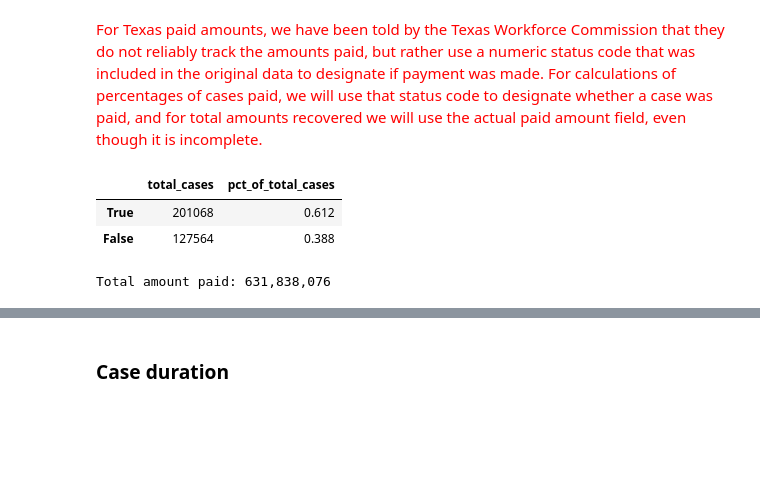
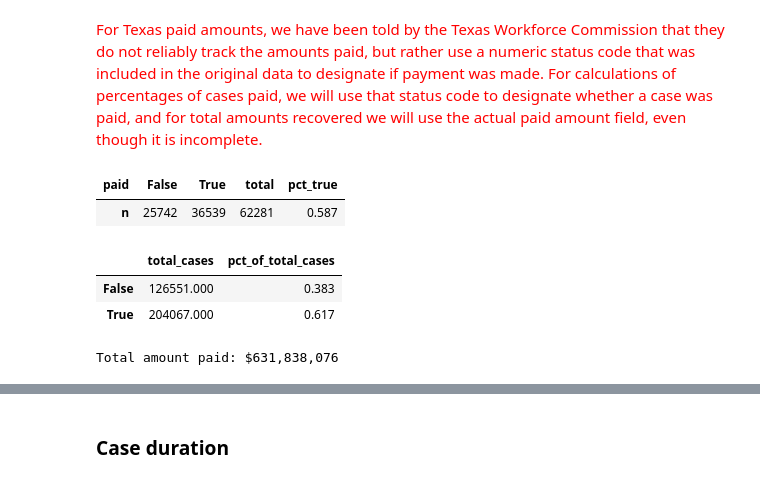
Before and after one commit to cbs-news-data/wage-theft-data, a Jupyter notebook: notebooks/national_analysis/national_analysis.ipynb, the cells around one changed output, grey strips where cells are left out. Drawn from its saved outputs; the diff is of its cells as text; code cells hidden in the pictures; blank space fills up the shorter version.

```diff
--- a/notebooks/national_analysis/national_analysis.ipynb
+++ b/notebooks/national_analysis/national_analysis.ipynb
@@ -234,6 +239,46 @@ amount_df.groupby("state_name").overall_case_amount.sum().to_frame("overall_case
 ### Amounts recovered
 # %% [markdown]
 <font color="red">For Texas paid amounts, we have been told by the Texas Workforce Commission that they do not reliably track the amounts paid, but rather use a numeric status code that was included in the original data to designate if payment was made. For calculations of percentages of cases paid, we will use that status code to designate whether a case was paid, and for total amounts recovered we will use the actual paid amount field, even though it is incomplete.</font>
+# %%
+texas_raw = (
+    pd.read_excel(
+        "input/Copy_of_RESULTS_-_MEDIA_REQUEST_-_January_1_2010_to_Jul_14_2022.xlsx"
+    )
+    # dedupe, select only awarded cases and remove rows that need to be removed (see texas notebook)
+    .drop_duplicates("WAGE_CLAIM_ID")
+    # there are some records in Texas that are marked as not awarded but have amounts paid. We are
+    # considering those to be awarded for this analysis
+    .query("AWARDED == 'YES' | FK_VCMPLNT_STSCD.isin(@constants.TX_PAID_STATUS_CODES)")
+    # ensure it's an int before searching for it in the list
+    .assign(FK_VCMPLNT_STSCD=lambda x: x.FK_VCMPLNT_STSCD.astype(int))
+    .query("~FK_VCMPLNT_STSCD.isin(@constants.TX_DROP_STATUS_CODES)")
+)
+
+
+texas_totals = (
+    texas_raw.assign(
+        paid=lambda x: x.FK_VCMPLNT_STSCD.astype(int).isin(
+            constants.TX_PAID_STATUS_CODES
+        )
+    )
+    # there are some records in Texas that are marked as not awarded but have amounts paid. We are
+    # considering those to be awarded for this analysis
+    .query("AWARDED == 'YES' | paid == True")
+    # these are withdrawn cases, which we are not considering for this analysis
+    # because their outcomes are indeterminate
+    .query("~FK_VCMPLNT_STSCD.isin(@constants.TX_DROP_STATUS_CODES)")
+    .groupby("paid")
+    .WAGE_CLAIM_ID.nunique()
+    .to_frame("n")
+    .transpose()
+    .assign(total=lambda x: x[True] + x[False])
+    .assign(pct_true=lambda x: x[True] / x["total"])
+)
+
+texas_totals
+# %% [output]
+| paid | False | True | total | pct_true |
+| n | 25742 | 36539 | 62281 | 0.587 |
 # %%
 paid_df = (
     amount_df.assign(
@@ -242,53 +287,45 @@ paid_df = (
             if pd.notna(row.amount_assessed)
             else row.amount_claimed,
             axis=1,
         )
     )
     # only use rows from states that provided paid amounts and assessed or claimed amounts
     .pipe(
         lambda df: df[
             df.state_name.isin(
                 sf.get_coverage_df(amount_df)
                 .query(
                     "cases_with_amount_paid > 0 & (cases_with_amount_claimed > 0 | cases_with_amount_assessed > 0)"
                 )
                 .index
             )
         ]
     )
 )
 
-texas_raw = (
-    pd.read_excel(
-        "input/Copy_of_RESULTS_-_MEDIA_REQUEST_-_January_1_2010_to_Jul_14_2022.xlsx"
-    )
-    .drop_duplicates("WAGE_CLAIM_ID")
-    .query("AWARDED == 'YES'")
-)
-texas_totals = (
-    texas_raw.assign(paid=lambda x: x.FK_VCMPLNT_STSCD.astype(int).isin([950, 970]))
-    .paid.value_counts()
-    .to_frame("total_cases")
-)
-
 paid_case_totals = (
     paid_df.query("state_name != 'Texas'")
     .assign(has_amount_paid=lambda df: df.amount_paid.notnull() & df.amount_paid > 0)
     .has_amount_paid.value_counts()
     .to_frame("total_cases")
-    .add(texas_totals)
+    .add(
+        # add texas data and convert it into the same format as this table
+        texas_totals.transpose()
+        .query("index.isin([True, False])")
+        .rename(columns={"n": "total_cases"})
+    )
     .assign(pct_of_total_cases=lambda df: df.total_cases / df.total_cases.sum())
 )
 
 paid_case_totals
 # %% [output]
 |  | total_cases | pct_of_total_cases |
-| True | 201068 | 0.612 |
-| False | 127564 | 0.388 |
+| False | 126551.000 | 0.383 |
+| True | 204067.000 | 0.617 |
 # %%
-print(f"Total amount paid: {paid_df.amount_paid.sum():,.0f}")
+print(f"Total amount paid: ${paid_df.amount_paid.sum():,.0f}")
 # %% [output]
-Total amount paid: 631,838,076
+Total amount paid: $631,838,076
 # %%
 texas_paid = paid_df.query("state_name == 'Texas'")
 
```
Also changed, not shown: parts of 13 cells of this notebook, 37 other files.
